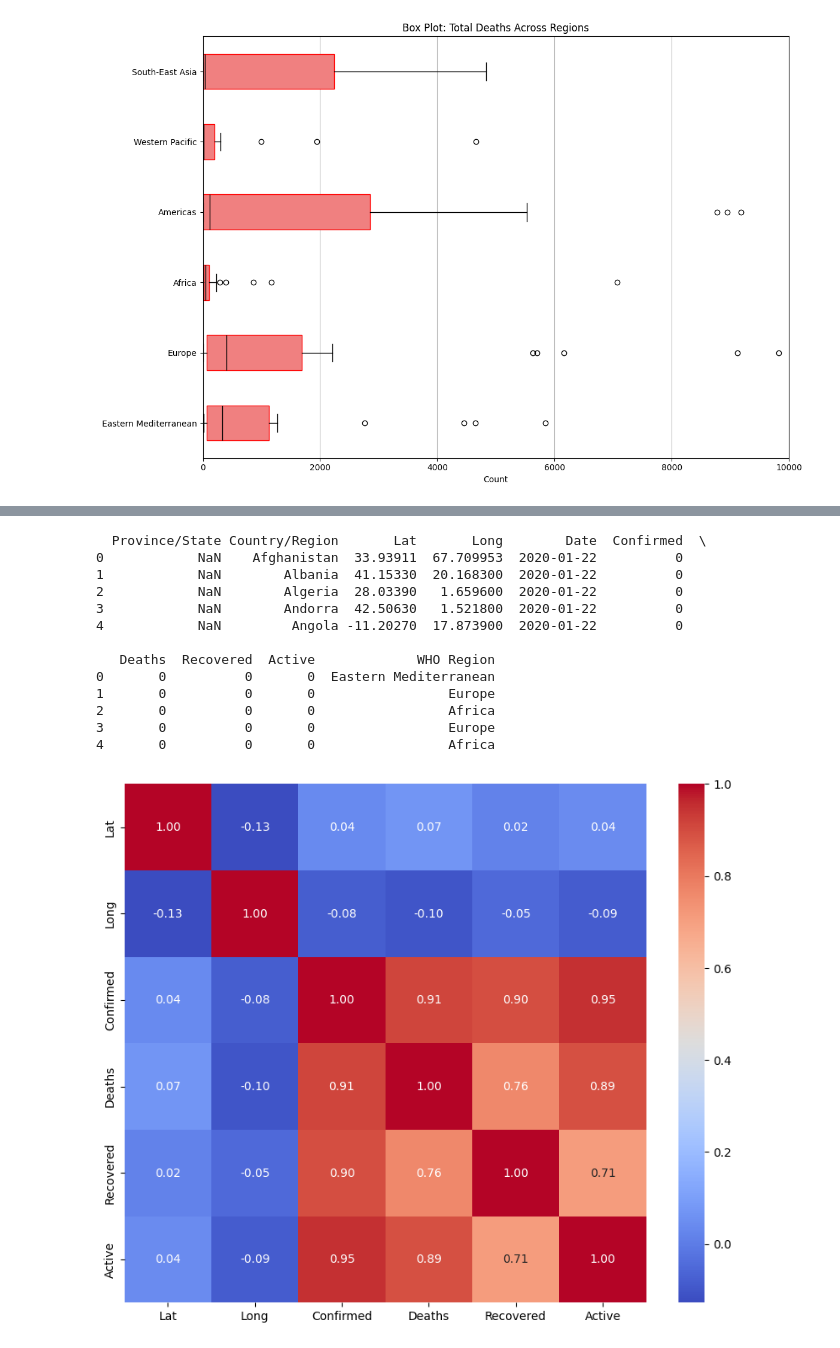
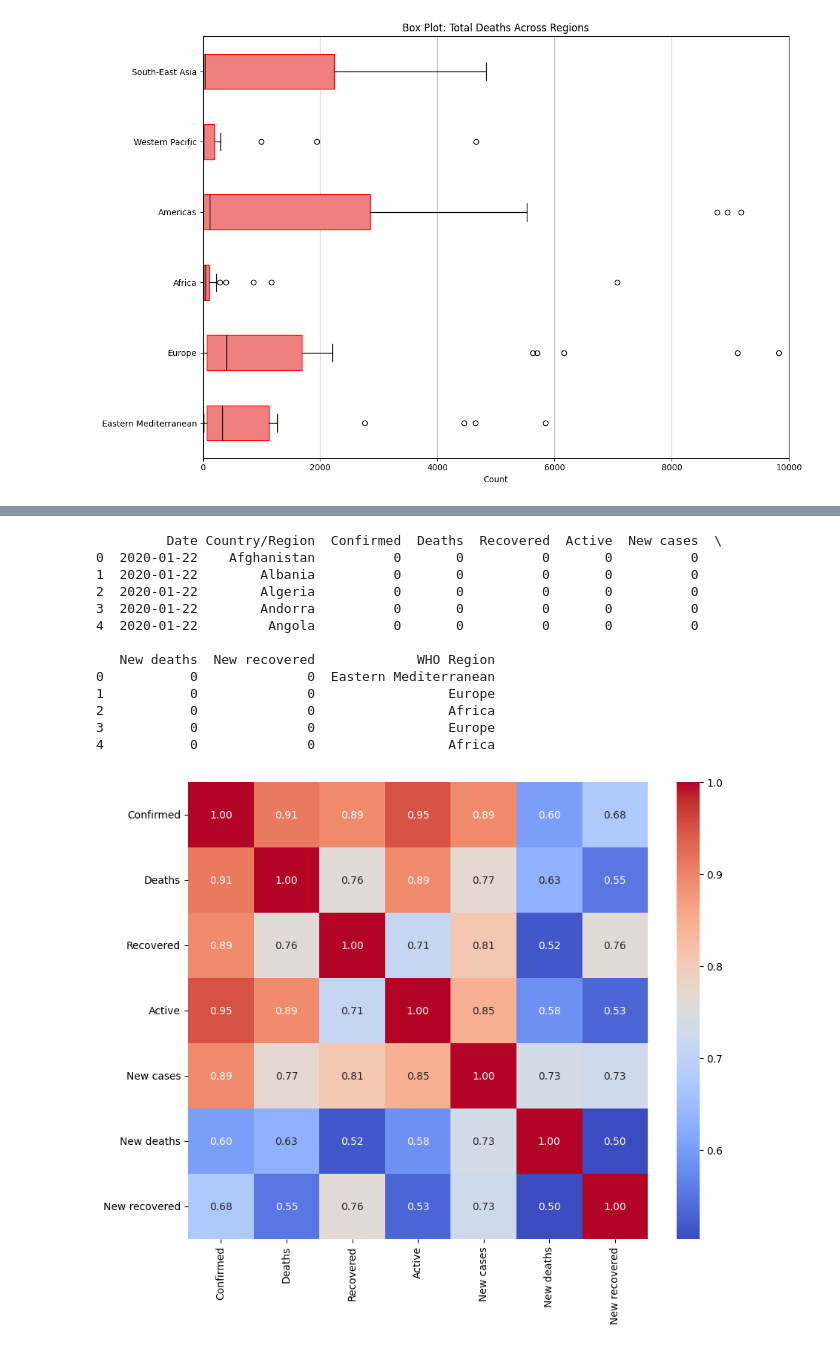
Before and after one commit to peterdev123/data_report, a Jupyter notebook: test.ipynb, the cells around one changed output, grey strips where cells are left out. Drawn from its saved outputs; the diff is of its cells as text; code cells hidden in the pictures.

Commit message:
Added more visualization

```diff
--- a/test.ipynb
+++ b/test.ipynb
@@ -401,38 +381,36 @@ plt.show()
 # %%
-import pandas as pd
-import seaborn as sns
-import matplotlib.pyplot as plt
+
 
 # Load the CSV file (assuming the file is in the same directory as your script)
-df = pd.read_csv('archive\covid_19_clean_complete.csv')
+df = pd.read_csv('archive/full_grouped.csv')
 
 # Display the first few rows of your dataset to check if it loaded correctly
 print(df.head())
 
 # Step 1: Exclude the categorical column ('WHO Region') if it's present
 df_numeric = df.select_dtypes(include=['float64', 'int64'])
 
 # Step 2: Calculate the correlation matrix
 correlation_matrix = df_numeric.corr()
 
 # Step 3: Create the heatmap
 plt.figure(figsize=(10, 8))
 sns.heatmap(correlation_matrix, annot=True, cmap='coolwarm', fmt='.2f')
 
 # Show the plot
 plt.show()
 # %% [output]
-  Province/State Country/Region       Lat       Long        Date  Confirmed  \
-0            NaN    Afghanistan  33.93911  67.709953  2020-01-22          0
-1            NaN        Albania  41.15330  20.168300  2020-01-22          0
-2            NaN        Algeria  28.03390   1.659600  2020-01-22          0
-3            NaN        Andorra  42.50630   1.521800  2020-01-22          0
-4            NaN         Angola -11.20270  17.873900  2020-01-22          0
+         Date Country/Region  Confirmed  Deaths  Recovered  Active  New cases  \
+0  2020-01-22    Afghanistan          0       0          0       0          0
+1  2020-01-22        Albania          0       0          0       0          0
+2  2020-01-22        Algeria          0       0          0       0          0
+3  2020-01-22        Andorra          0       0          0       0          0
+4  2020-01-22         Angola          0       0          0       0          0
 
-   Deaths  Recovered  Active             WHO Region
-0       0          0       0  Eastern Mediterranean
-1       0          0       0                 Europe
-2       0          0       0                 Africa
-3       0          0       0                 Europe
-4       0          0       0                 Africa
+   New deaths  New recovered             WHO Region
+0           0              0  Eastern Mediterranean
+1           0              0                 Europe
+2           0              0                 Africa
+3           0              0                 Europe
+4           0              0                 Africa
-[figure, old version]
+[figure, new version]
```
Also changed, not shown: parts of 10 cells of this notebook.
